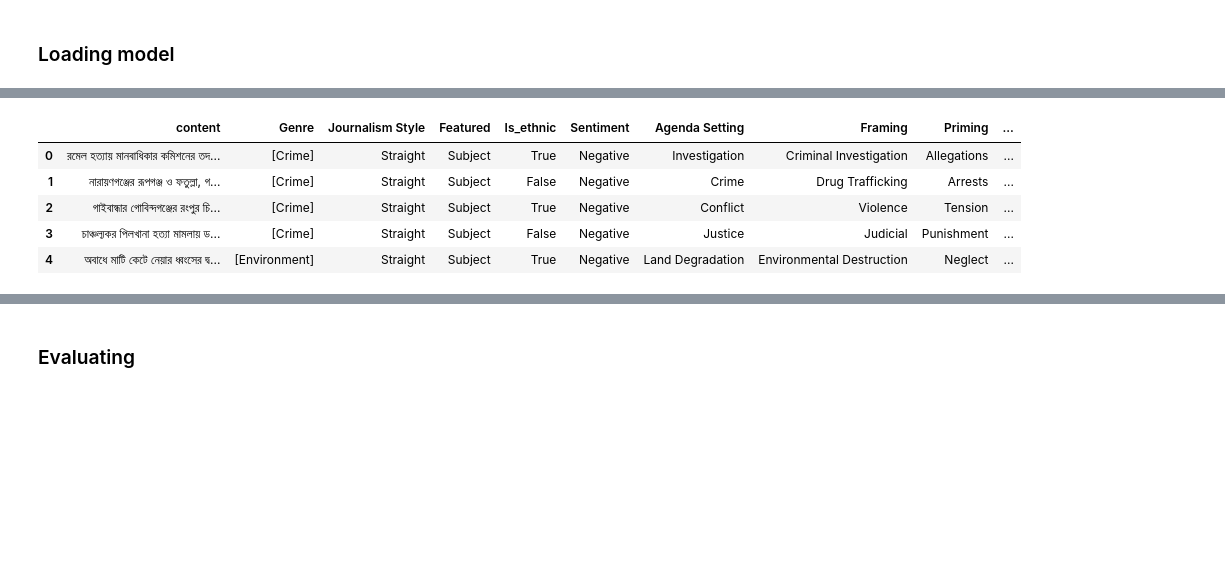
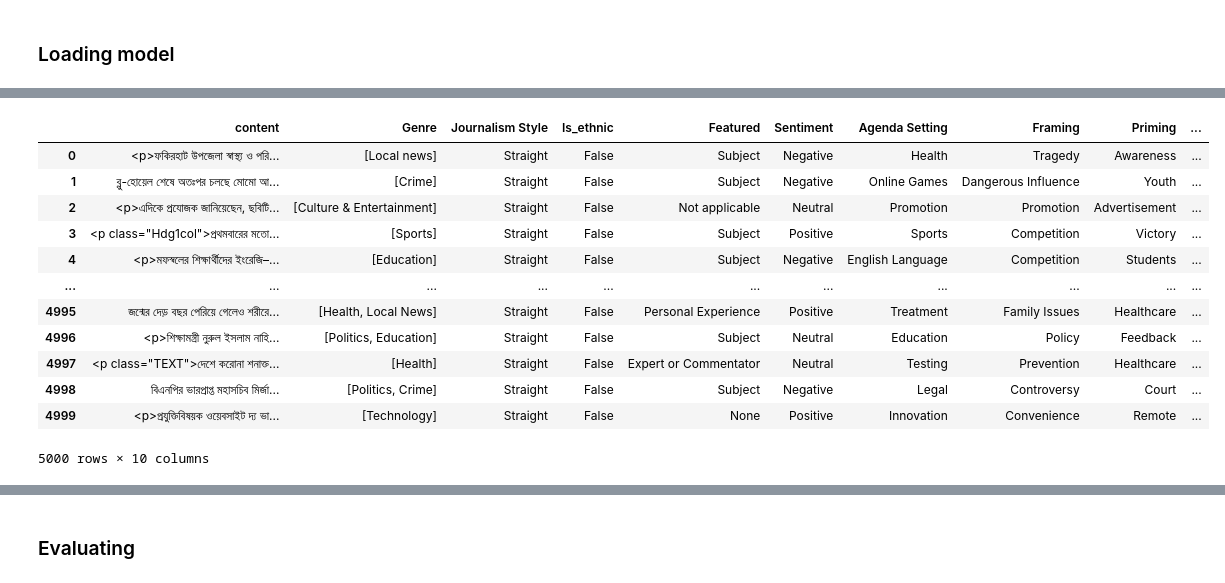
Before and after one commit to abj-paul/Representation-Discrimination-of-Ethnic-People-in-Bangladesh, a Jupyter notebook: few-shot-classification/ChatGPT Turbo.ipynb, the cells around one changed output, grey strips where cells are left out. Drawn from its saved outputs; the diff is of its cells as text; code cells hidden in the pictures; blank space fills up the shorter version.

Commit message:
Added chatgpt comparison ipynb

```diff
--- a/few-shot-classification/ChatGPT Turbo.ipynb
+++ b/few-shot-classification/ChatGPT Turbo.ipynb
@@ -3,3 +3,3 @@ EXPERIMENT_IDENTIFIER = "completed"
 # %%
-N = 4892
+N = 5000
 # %%
@@ -106,7 +104,7 @@ from tqdm import tqdm
 import pickle
 
 # Define checkpoint file path
-checkpoint_file = 'responses_checkpoint.pkl'
+checkpoint_file = 'responses_checkpoint_nonethnic_v3.pkl'
 
 # Load checkpoint if it exists
 try:
@@ -118,17 +116,20 @@ except FileNotFoundError:
     responses = []
     start_index = 0
 
+# Ensure that articles and N are properly defined
+N = len(articles)  # Assuming articles is a list of text data
+
 # Fetch responses with checkpoints
 for i, article in tqdm(enumerate(articles[start_index:N]), total=N - start_index, desc="Processing articles"):
-    if i >= start_index:
-        response = get_response(article[:10000])
-        responses.append(response)
+    # Ensure we're only processing from the checkpoint onward
+    response = get_response(article[:10000])  # Slice article to handle length limit
+    responses.append(response)
 
-        # Save checkpoint every 100 responses
-        if (i + 1) % 100 == 0:
-            with open(checkpoint_file, 'wb') as f:
-                pickle.dump(responses, f)
-            tqdm.write(f"Checkpoint saved at index {i + 1}")
+    # Save checkpoint every 100 responses
+    if (i + start_index + 1) % 100 == 0:
+        with open(checkpoint_file, 'wb') as f:
+            pickle.dump(responses, f)
+        tqdm.write(f"Checkpoint saved at index {i + start_index + 1}")
 
 # Save final responses
 with open(checkpoint_file, 'wb') as f:
@@ -156 +161,4 @@ joblib.dump(responses, f"../data/ethnic_{N}_gpt3.5_turbo_{EXPERIMENT_IDENTIFIER}
+# %%
+with open(checkpoint_file, 'rb') as f:
+    responses = pickle.load(f)
 # %%
@@ -163,0 +168,4 @@ responses[:5]
+# %%
+ethnic_sample_df = pd.DataFrame(articles)
+ethnic_sample_df.columns = ["content"]
+ethnic_sample_df
@@ -208,22 +230,28 @@ def post_process_chatgpt_turbo_3_5_response_to_json(text):
         json_output = json.loads(fix_quotes(json_string))
         return json_output
 # %%
-ethnic_sample_df = ethnic_df.iloc[:N].copy()
 ethnic_sample_df["Genre"] = [post_process_chatgpt_turbo_3_5_response_to_json(response)["genre"] for response in responses]
 ethnic_sample_df["Journalism Style"] = [post_process_chatgpt_turbo_3_5_response_to_json(response)["journalism_style"] for response in responses]
-ethnic_sample_df["Featured"] = [post_process_chatgpt_turbo_3_5_response_to_json(response)["featured"] for response in responses]
+ethnic_sample_df["Featured"] = [ post_process_chatgpt_turbo_3_5_response_to_json(response).get('featured', pd.NA) for response in responses ]
 ethnic_sample_df["Is_ethnic"] = [post_process_chatgpt_turbo_3_5_response_to_json(response)["is_indigenous"] for response in responses]
-ethnic_sample_df["Sentiment"] = [post_process_chatgpt_turbo_3_5_response_to_json(response)["sentiment"] for response in responses]
-ethnic_sample_df["Agenda Setting"] = [post_process_chatgpt_turbo_3_5_response_to_json(response)["agenda_setting"] for response in responses]
-ethnic_sample_df["Framing"] = [post_process_chatgpt_turbo_3_5_response_to_json(response)["framing"] for response in responses]
-ethnic_sample_df["Priming"] = [post_process_chatgpt_turbo_3_5_response_to_json(response)["priming"] for response in responses]
-ethnic_sample_df["Mobilizing"] = [post_process_chatgpt_turbo_3_5_response_to_json(response)["mobilizing"] for response in responses]
+ethnic_sample_df["Sentiment"] = [ post_process_chatgpt_turbo_3_5_response_to_json(response).get('sentiment', pd.NA) for response in responses ]
+ethnic_sample_df["Agenda Setting"] = [ post_process_chatgpt_turbo_3_5_response_to_json(response).get('agenda_setting', pd.NA) for response in responses ]
+ethnic_sample_df["Framing"] = [ post_process_chatgpt_turbo_3_5_response_to_json(response).get('framing', pd.NA) for response in responses ]
+ethnic_sample_df["Priming"] = [ post_process_chatgpt_turbo_3_5_response_to_json(response).get('priming', pd.NA) for response in responses ]
+ethnic_sample_df["Mobilizing"] = [ post_process_chatgpt_turbo_3_5_response_to_json(response).get('mobilizing', pd.NA) for response in responses ]
 
-ethnic_sample_df.head()
+ethnic_sample_df
 # %% [output]
-|  | content | Genre | Journalism Style | Featured | Is_ethnic | Sentiment | Agenda Setting | Framing | Priming | ... |
-| 0 | রমেল হত্যায় মানবাধিকার কমিশনের তদ... | [Crime] | Straight | Subject | True | Negative | Investigation | Criminal Investigation | Allegations | ... |
-| 1 | নারায়ণগঞ্জের রূপগঞ্জ ও ফতুল্লা, গ... | [Crime] | Straight | Subject | False | Negative | Crime | Drug Trafficking | Arrests | ... |
-| 2 | গাইবান্ধার গোবিন্দগঞ্জের রংপুর চি... | [Crime] | Straight | Subject | True | Negative | Conflict | Violence | Tension | ... |
-| 3 | চাঞ্চল্যকর পিলখানা হত্যা মামলায় ড... | [Crime] | Straight | Subject | False | Negative | Justice | Judicial | Punishment | ... |
-| 4 | অবাধে মাটি কেটে নেয়ার ধ্বংসের দ্ব... | [Environment] | Straight | Subject | True | Negative | Land Degradation | Environmental Destruction | Neglect | ... |
+|  | content | Genre | Journalism Style | Is_ethnic | Featured | Sentiment | Agenda Setting | Framing | Priming | ... |
+| 0 | <p>ফকিরহাট উপজেলা স্বাস্থ্য ও পরি... | [Local news] | Straight | False | Subject | Negative | Health | Tragedy | Awareness | ... |
+| 1 | ব্লু-হোয়েল শেষে অতঃপর চলছে মোমো আ... | [Crime] | Straight | False | Subject | Negative | Online Games | Dangerous Influence | Youth | ... |
+| 2 | <p>এদিকে প্রযোজক জানিয়েছেন, ছবিটি... | [Culture & Entertainment] | Straight | False | Not applicable | Neutral | Promotion | Promotion | Advertisement | ... |
+| 3 | <p class="Hdg1col">প্রথমবারের মতো... | [Sports] | Straight | False | Subject | Positive | Sports | Competition | Victory | ... |
+| 4 | <p>মফস্বলের শিক্ষার্থীদের ইংরেজি–... | [Education] | Straight | False | Subject | Negative | English Language | Competition | Students | ... |
+| ... | ... | ... | ... | ... | ... | ... | ... | ... | ... | ... |
+| 4995 | জন্মের দেড় বছর পেরিয়ে গেলেও শরীরে... | [Health, Local News] | Straight | False | Personal Experience | Positive | Treatment | Family Issues | Healthcare | ... |
+| 4996 | <p>শিক্ষামন্ত্রী নুরুল ইসলাম নাহি... | [Politics, Education] | Straight | False | Subject | Neutral | Education | Policy | Feedback | ... |
+| 4997 | <p class="TEXT">দেশে করোনা শনাক্ত... | [Health] | Straight | False | Expert or Commentator | Neutral | Testing | Prevention | Healthcare | ... |
+| 4998 | বিএনপির ভারপ্রাপ্ত মহাসচিব মির্জা... | [Politics, Crime] | Straight | False | Subject | Negative | Legal | Controversy | Court | ... |
+| 4999 | <p>প্রযুক্তিবিষয়ক ওয়েবসাইট দ্য ভা... | [Technology] | Straight | False | None | Positive | Innovation | Convenience | Remote | ... |
+5000 rows × 10 columns
```
Also changed, not shown: parts of 13 cells of this notebook, 4 other files.
